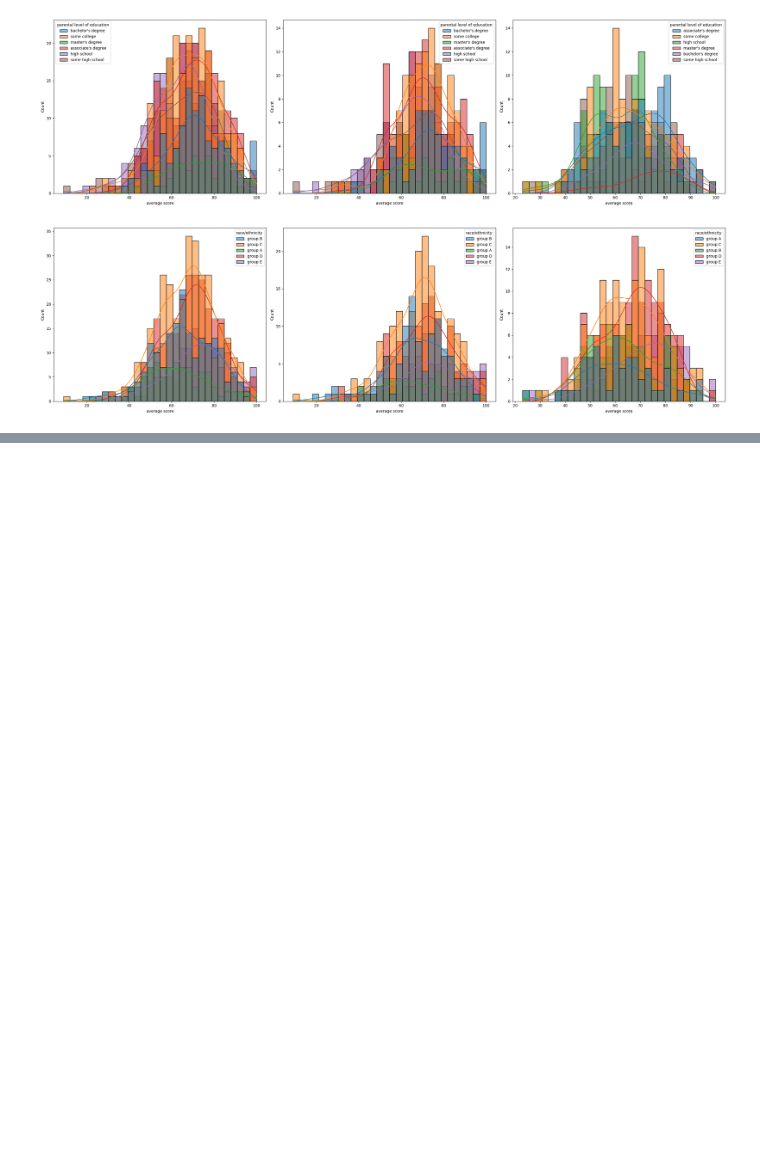
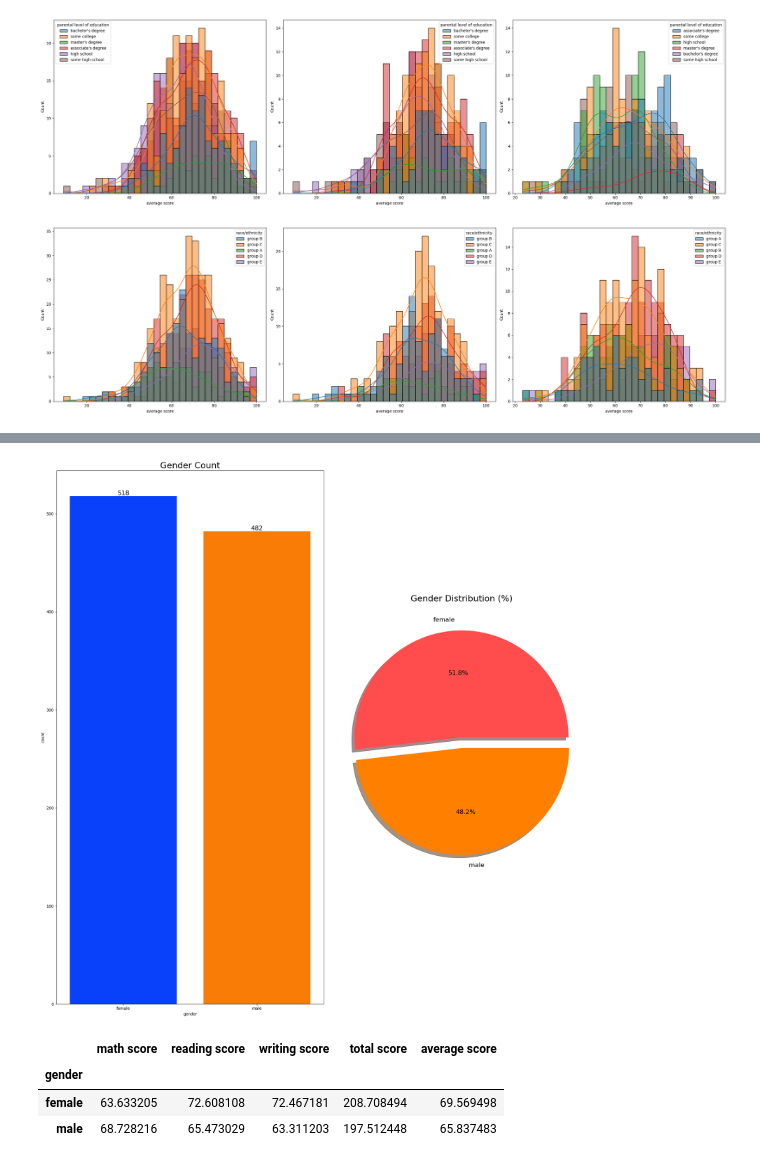
Before and after one commit to Abdelrahman-Farouk88/ml_project, a Jupyter notebook: notebook/EDA.ipynb, the cells around one changed output, grey strips where cells are left out. Saved outputs shown, nothing was run; the diff lists cells and outputs as text; code cells hidden in the pictures; blank space fills up the shorter version.

```diff
--- a/notebook/EDA.ipynb
+++ b/notebook/EDA.ipynb
@@ -229,0 +283,38 @@ plt.show()
+# %%
+fig, axs = plt.subplots(1, 2, figsize = (20,20))
+
+sns.countplot(x = 'gender', data = data, palette = 'bright', ax=axs[0], saturation=.95)
+
+for container in axs[0].containers:
+    axs[0].bar_label(container, color = 'black', size = 16 )
+
+axs[0].set_title("Gender Count", fontsize = 22)
+
+sizes = data['gender'].value_counts()
+labels = sizes.index
+
+axs[1].pie(
+    sizes,
+    labels = labels,
+    explode = [0, 0.1],
+    autopct = '%1.1f%%',
+    shadow = True,
+    colors = ['#ff4d4d', '#ff8000'],
+    textprops = {'fontsize' : 16}
+
+)
+
+axs[1].set_title("Gender Distribution (%)", fontsize = 22)
+
+plt.tight_layout()
+plt.show()
+# %% [output]
+[figure, added]
+# %%
+gender_group = data.groupby('gender').mean(numeric_only=True)
+gender_group
+# %% [output]
+|  | math score | reading score | writing score | total score | average score |
+| gender |  |  |  |  |  |
+| female | 63.633205 | 72.608108 | 72.467181 | 208.708494 | 69.569498 |
+| male | 68.728216 | 65.473029 | 63.311203 | 197.512448 | 65.837483 |
```
Also changed, not shown: parts of 13 cells of this notebook.
